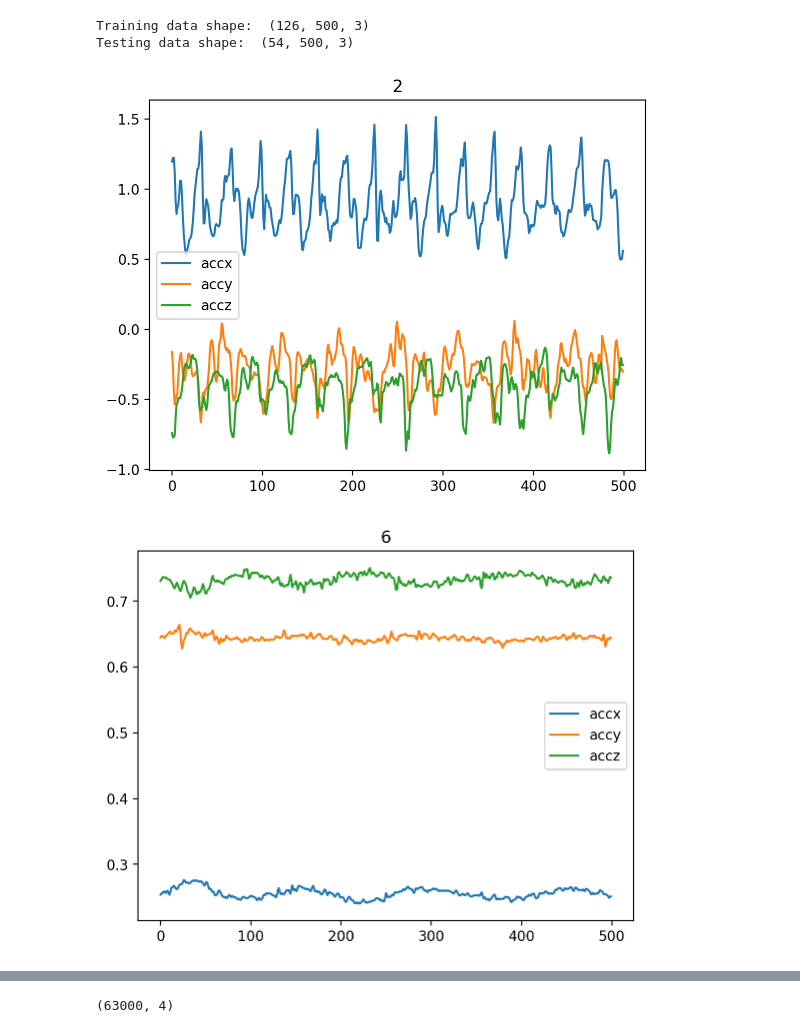
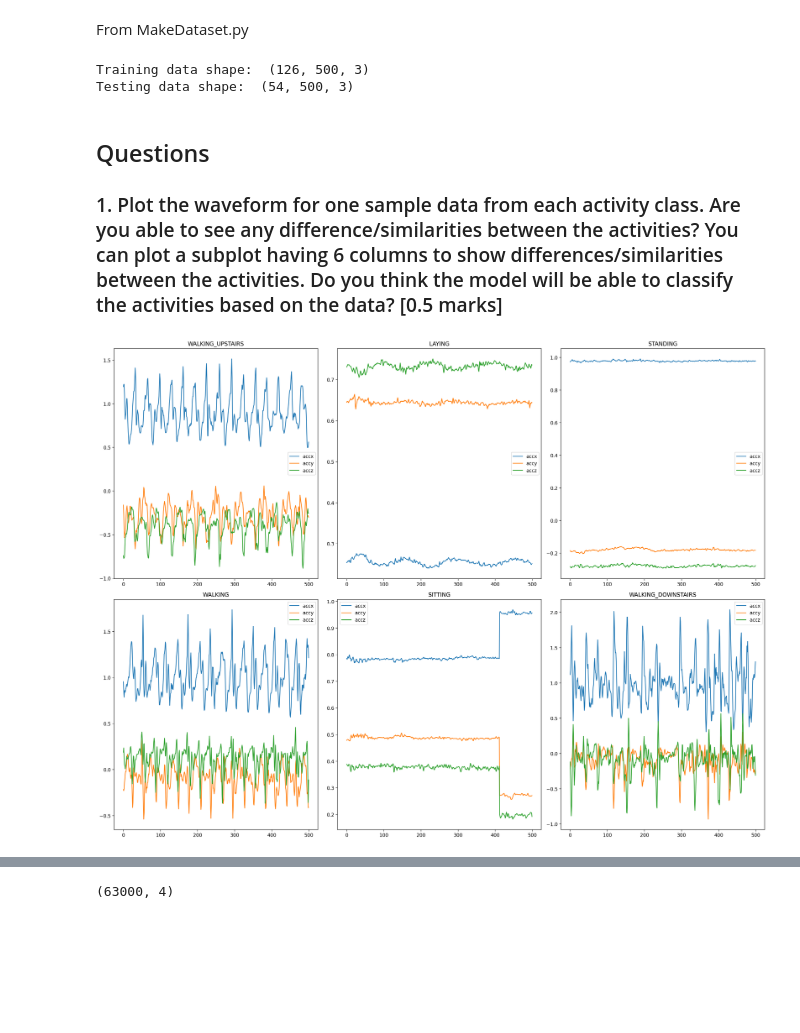
Before and after one commit to Reckadon/ES335-ML-Assignment-1, a Jupyter notebook: T1&2.ipynb, the cells around one changed output, grey strips where cells are left out. Saved outputs shown, nothing was run; the diff lists cells and outputs as text; code cells hidden in the pictures; blank space fills up the shorter version.

```diff
--- a/T1&2.ipynb
+++ b/T1&2.ipynb
@@ -158,3 +159,5 @@ Done Combining the data
+# %% [markdown]
+From MakeDataset.py
 # %%
 # Library imports
 from sklearn.model_selection import train_test_split
@@ -234,22 +240,39 @@ print("Testing data shape: ", X_test.shape)
 # %% [output]
 Training data shape:  (126, 500, 3)
 Testing data shape:  (54, 500, 3)
+# %% [markdown]
+## Questions
+
+### 1. Plot the waveform for one sample data from each activity class. Are you able to see any difference/similarities between the activities? You can plot a subplot having 6 columns to show differences/similarities between the activities. Do you think the model will be able to classify the activities based on the data? [0.5 marks]
 # %%
 # Plotting graphs for different labels occurring first in y_train
-uniqueclass = np.unique(y_train)
+ACTIVITIES = {
+    1: 'WALKING',
+    2: 'WALKING_UPSTAIRS',
+    3: 'WALKING_DOWNSTAIRS',
+    4: 'SITTING',
+    5: 'STANDING',
+    6: 'LAYING',
+}
 d = {}
+fig = plt.figure(figsize=(20, 15))
+
+c=0
 for i,j in enumerate(y_train):
   if j not in d:
     data = X_train[i]
-    plt.plot(data[:,0],label="accx")
-    plt.plot(data[:,1],label="accy")
-    plt.plot(data[:,2],label="accz")
-    plt.title(j)
+    ax = fig.add_subplot(2, 3, c+1)
+    ax.plot(data[:,0],label="accx")
+    ax.plot(data[:,1],label="accy")
+    ax.plot(data[:,2],label="accz")
+    ax.set_title(ACTIVITIES[j])
     plt.legend()
-    plt.show()
-    d[j] = X_train
+    d[j] = X_train[i]
+    c+=1
+
+plt.tight_layout()
+plt.show()
 
 # classes = {"WALKING":1,"WALKING_UPSTAIRS":2,"WALKING_DOWNSTAIRS":3,"SITTING":4,"STANDING":5,"LAYING":6}
 # %% [output]
-[figure, old version]
+[figure, new version]
-[figure, removed]
```
Also changed, not shown: parts of 13 cells of this notebook, 1 other file.
